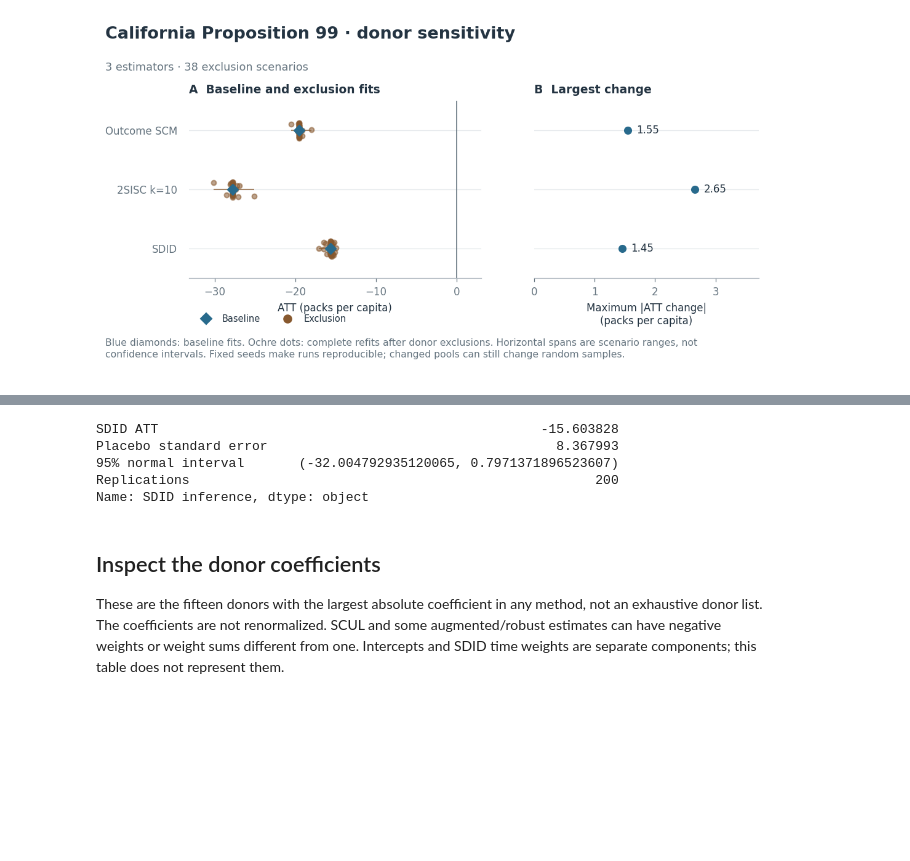
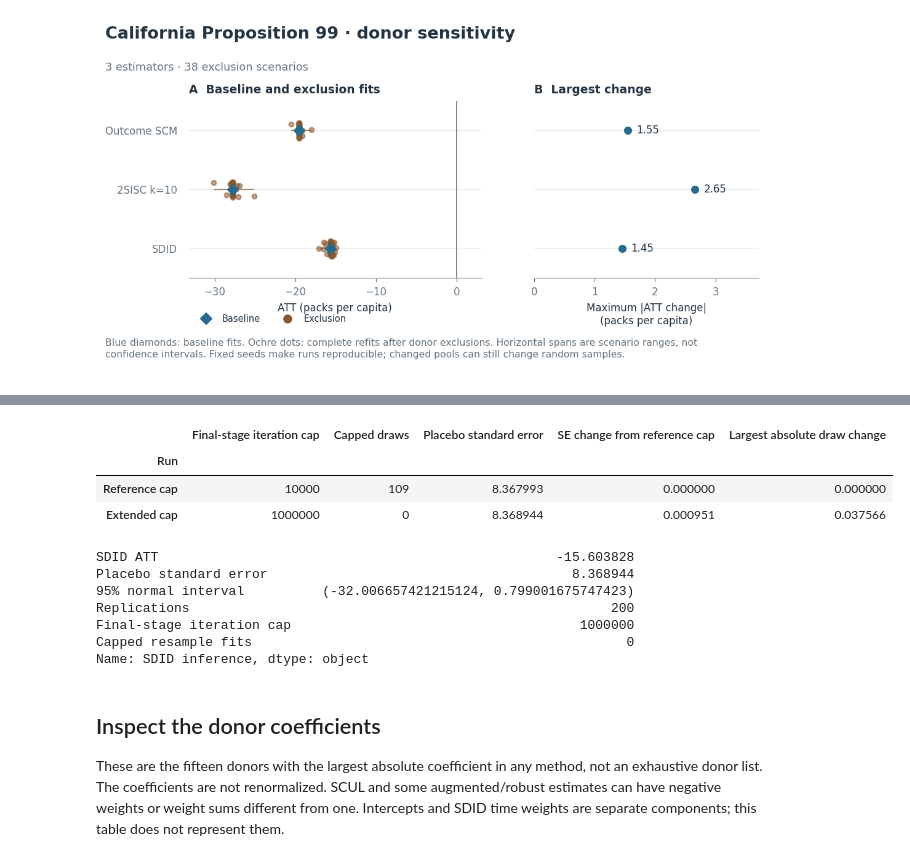
Before and after one commit to crahal/pysynthcon, a Jupyter notebook: empirical_examples/california.ipynb, the cells around one changed output, grey strips where cells are left out. Cells and saved outputs as stored; diff of their text form; code cells hidden in the pictures; blank space fills up the shorter version.

Commit message:
docs: rerun all empirical SDID draws with strict convergence comparisons

```diff
--- a/empirical_examples/california.ipynb
+++ b/empirical_examples/california.ipynb
@@ -467,27 +482,62 @@ The other examples use NumPy seed 0 for reproducible new applications.
 # %%
 if paper_uncertainty is not None:
     np.testing.assert_allclose(results['Synthetic DID'].att, reference.att, atol=1e-12)
-    uncertainty = paper_uncertainty
+    reference_uncertainty = paper_uncertainty
 else:
-    uncertainty = SyntheticDID().inference(
+    reference_uncertainty = SyntheticDID().inference(
         panel, method='placebo', replications=200, random_state=0,
         estimate=results['Synthetic DID'],
     )
+uncertainty = SyntheticDID().inference(
+    panel, method='placebo', replications=200,
+    estimate=results['Synthetic DID'],
+    resamples=reference_uncertainty.resamples,
+    max_iter=1_000_000, require_convergence=True,
+)
+np.testing.assert_array_equal(uncertainty.resamples, reference_uncertainty.resamples)
+assert uncertainty.metadata['capped_draws'] == 0
+budget_comparison = pd.DataFrame([
+    {
+        'Run': label,
+        'Final-stage iteration cap': fit.metadata['max_iter'],
+        'Capped draws': fit.metadata['capped_draws'],
+        'Placebo standard error': fit.standard_error,
+        'SE change from reference cap': fit.standard_error - reference_uncertainty.standard_error,
+        'Largest absolute draw change': np.max(np.abs(fit.draws - reference_uncertainty.draws)),
+    }
+    for label, fit in [('Reference cap', reference_uncertainty), ('Extended cap', uncertainty)]
+]).set_index('Run')
+display(budget_comparison)
+budget_comparison.to_csv(figure_dir / f'{name}-sdid-budget-comparison.csv')
+convergence = pd.concat({
+    label: pd.json_normalize(fit.metadata['solver_diagnostics'])
+    for label, fit in [('Reference cap', reference_uncertainty), ('Extended cap', uncertainty)]
+}, names=['Run', 'Draw']).reset_index()
+convergence.to_csv(figure_dir / f'{name}-sdid-convergence.csv', index=False)
 inference = pd.Series({
     'SDID ATT': results['Synthetic DID'].att,
     'Placebo standard error': uncertainty.standard_error,
     '95% normal interval': uncertainty.confidence_interval(),
     'Replications': 200,
+    'Final-stage iteration cap': uncertainty.metadata['max_iter'],
+    'Capped resample fits': uncertainty.metadata['capped_draws'],
 }, name='SDID inference')
 display(inference)
 inference.to_csv(figure_dir / f'{name}-sdid-inference.csv')
 np.savetxt(figure_dir / f'{name}-sdid-resamples.csv', uncertainty.resamples, delimiter=',', fmt='%d')
 np.savetxt(figure_dir / f'{name}-sdid-draws.csv', uncertainty.draws, delimiter=',')
+np.savetxt(figure_dir / f'{name}-sdid-reference-draws.csv', reference_uncertainty.draws, delimiter=',')
 # %% [output]
+|  | Final-stage iteration cap | Capped draws | Placebo standard error | SE change from reference cap | Largest absolute draw change |
+| Run |  |  |  |  |  |
+| Reference cap | 10000 | 109 | 8.367993 | 0.000000 | 0.000000 |
+| Extended cap | 1000000 | 0 | 8.368944 | 0.000951 | 0.037566 |
-SDID ATT                                                 -15.603828
-Placebo standard error                                     8.367993
-95% normal interval       (-32.004792935120065, 0.7971371896523607)
-Replications                                                    200
+SDID ATT                                                   -15.603828
+Placebo standard error                                       8.368944
+95% normal interval          (-32.006657421215124, 0.799001675747423)
+Replications                                                      200
+Final-stage iteration cap                                     1000000
+Capped resample fits                                                0
 Name: SDID inference, dtype: object
 # %% [markdown]
 ## Inspect the donor coefficients
```
Also changed, not shown: parts of 2 cells of this notebook, 7 other files.
